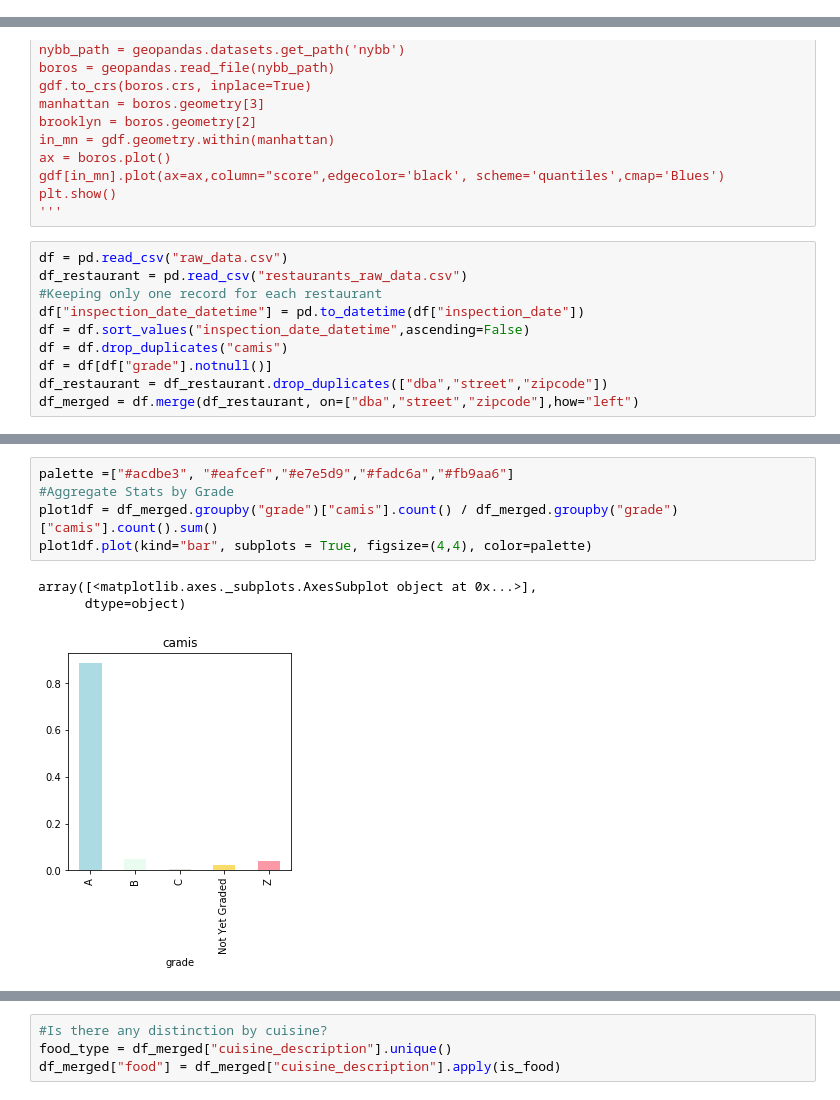
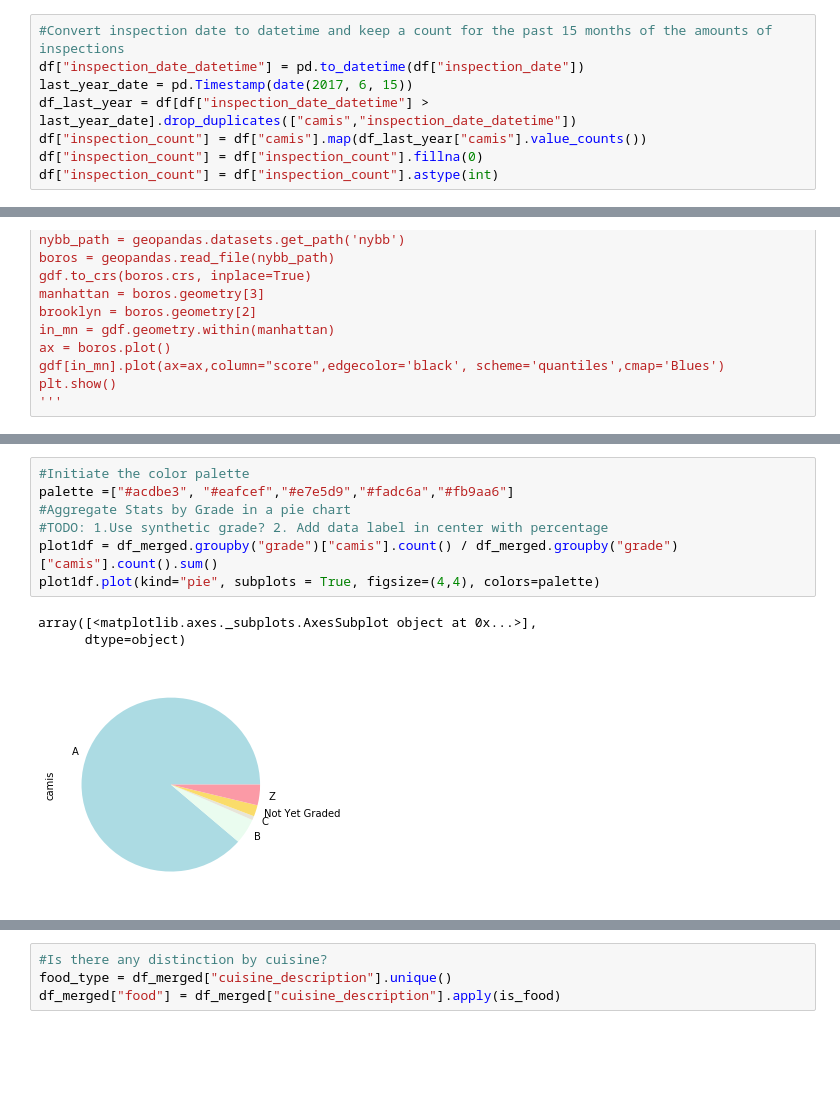
Before and after one commit to imiraoui/NYC-Restaurant-Analysis, a Jupyter notebook: Introductory Visualization.ipynb, the cells around one changed output, grey strips where cells are left out. Cells and saved outputs as stored; diff of their text form; blank space fills up the shorter version.

```diff
--- a/Introductory Visualization.ipynb
+++ b/Introductory Visualization.ipynb
@@ -10 +21,9 @@ import json
+# %%
+#Convert inspection date to datetime and keep a count for the past 15 months of the amounts of inspections
+df["inspection_date_datetime"] = pd.to_datetime(df["inspection_date"])
+last_year_date = pd.Timestamp(date(2017, 6, 15))
+df_last_year = df[df["inspection_date_datetime"] > last_year_date].drop_duplicates(["camis","inspection_date_datetime"])
+df["inspection_count"] = df["camis"].map(df_last_year["camis"].value_counts())
+df["inspection_count"] = df["inspection_count"].fillna(0)
+df["inspection_count"] = df["inspection_count"].astype(int)
 # %%
@@ -83,13 +101,3 @@ ax = boros.plot()
 gdf[in_mn].plot(ax=ax,column="score",edgecolor='black', scheme='quantiles',cmap='Blues')
 plt.show()
 '''
-# %%
-df = pd.read_csv("raw_data.csv")
-df_restaurant = pd.read_csv("restaurants_raw_data.csv")
-#Keeping only one record for each restaurant
-df["inspection_date_datetime"] = pd.to_datetime(df["inspection_date"])
-df = df.sort_values("inspection_date_datetime",ascending=False)
-df = df.drop_duplicates("camis")
-df = df[df["grade"].notnull()]
-df_restaurant = df_restaurant.drop_duplicates(["dba","street","zipcode"])
-df_merged = df.merge(df_restaurant, on=["dba","street","zipcode"],how="left")
@@ -115,11 +104,13 @@ df_merged = df.merge(df_restaurant, on=["dba","street","zipcode"],how="left")
 # %%
+#Initiate the color palette
 palette =["#acdbe3", "#eafcef","#e7e5d9","#fadc6a","#fb9aa6"]
-#Aggregate Stats by Grade
+#Aggregate Stats by Grade in a pie chart
+#TODO: 1.Use synthetic grade? 2. Add data label in center with percentage
 plot1df = df_merged.groupby("grade")["camis"].count() / df_merged.groupby("grade")["camis"].count().sum()
-plot1df.plot(kind="bar", subplots = True, figsize=(4,4), color=palette)
+plot1df.plot(kind="pie", subplots = True, figsize=(4,4), colors=palette)
 # %% [output]
 array([<matplotlib.axes._subplots.AxesSubplot object at 0x...>],
       dtype=object)
-[figure, old version]
+[figure, new version]
 # %%
 def is_food(cuisine_description):
```
Also changed, not shown: parts of 24 cells of this notebook, 1 other file.
